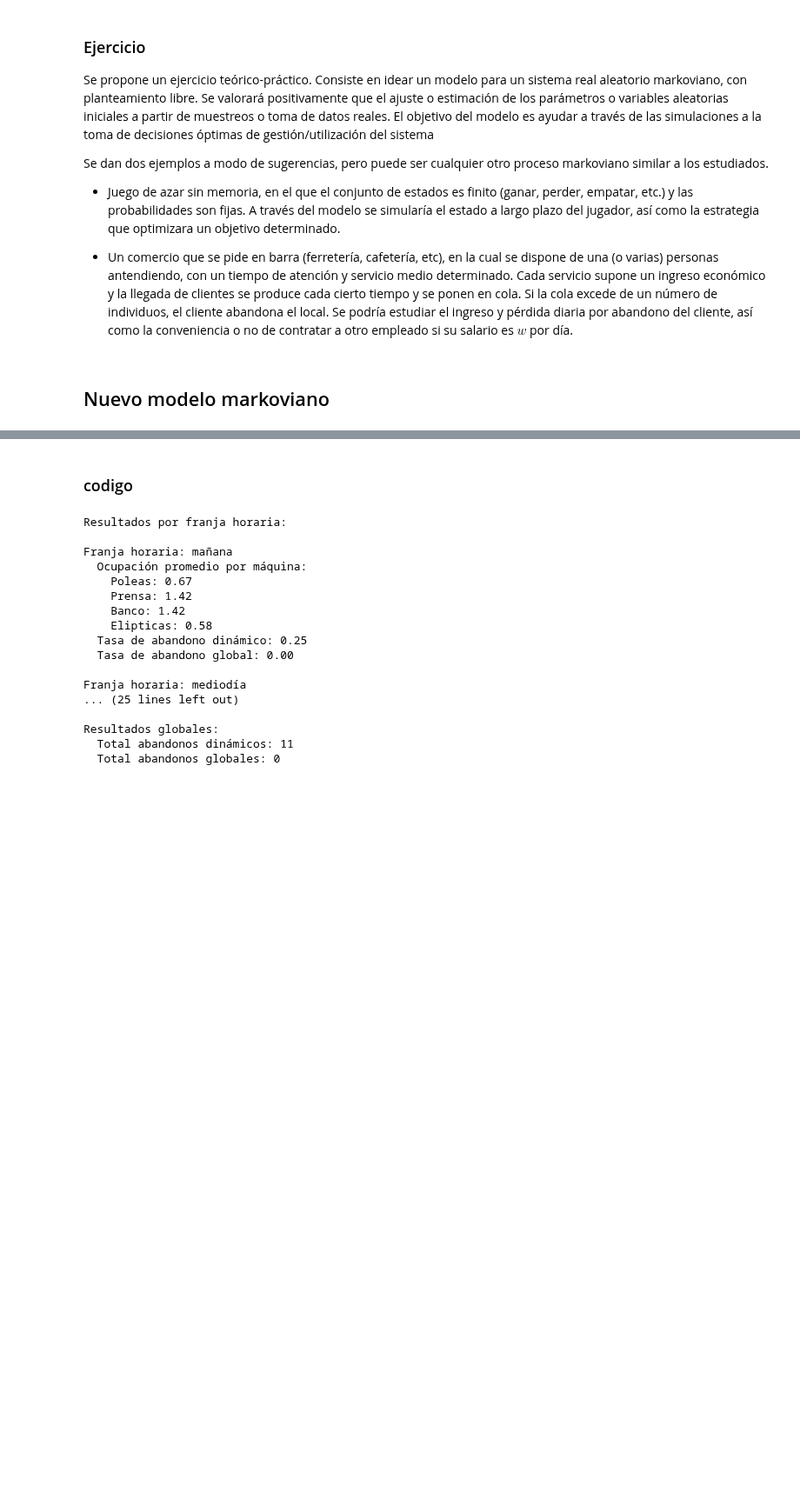
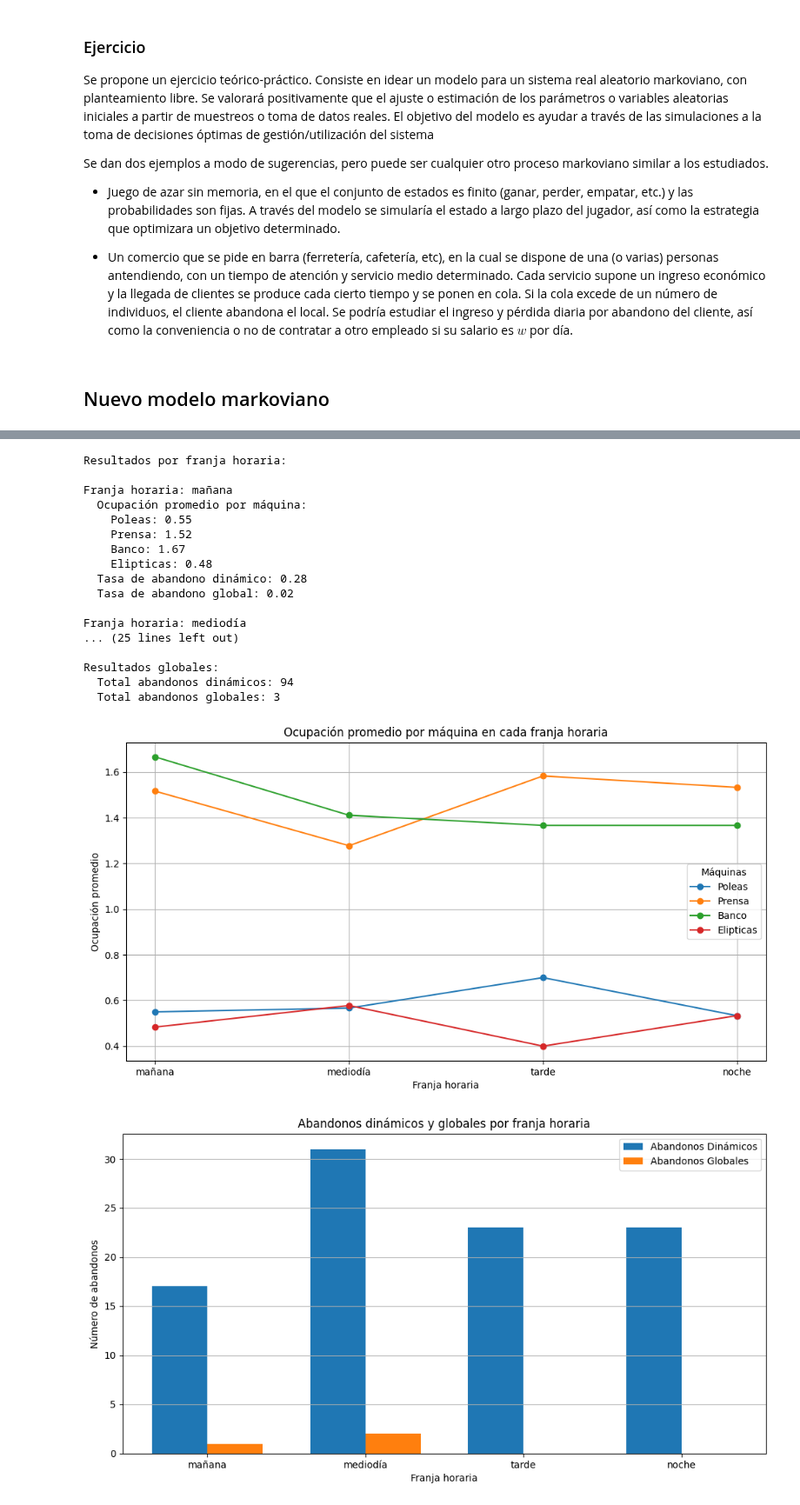
Before and after one commit to Davidgrcdz/SACSE-Practicas, a Jupyter notebook: Ejercicios/modelo_colas_propuestos.ipynb, the cells around one changed output, grey strips where cells are left out. Shown at 87% size. Drawn from its saved outputs; the diff is of its cells as text; code cells hidden in the pictures; blank space fills up the shorter version.

Commit message:
graphs

```diff
--- a/Ejercicios/modelo_colas_propuestos.ipynb
+++ b/Ejercicios/modelo_colas_propuestos.ipynb
@@ -218,12 +18,10 @@ Resultados globales:
-# %% [markdown]
-### codigo
 # %%
 import numpy as np
 
 # Parámetros del sistema
 N_equipos = {"poleas": 1, "prensa": 3, "banco": 3, "elipticas": 1}  # Número de equipos por tipo
 mu = {"poleas": 5, "prensa": 8, "banco": 10, "elipticas": 12}       # Tasa de uso por tipo (minutos)
-T_total = 60                                                      # Duración de la simulación (minutos)
+T_total = 360                                                      # Duración de la simulación (minutos)
 umbral_cola = 2                                                    # Umbral para considerar abandono
 max_intentos = 5                                                   # Máximo de intentos antes de abandonar el gimnasio
 
@@ -452,16 +250,75 @@ Resultados por franja horaria:
 
 Franja horaria: mañana
   Ocupación promedio por máquina:
-    Poleas: 0.67
-    Prensa: 1.42
-    Banco: 1.42
-    Elipticas: 0.58
-  Tasa de abandono dinámico: 0.25
-  Tasa de abandono global: 0.00
+    Poleas: 0.55
+    Prensa: 1.52
+    Banco: 1.67
+    Elipticas: 0.48
+  Tasa de abandono dinámico: 0.28
+  Tasa de abandono global: 0.02
 
 Franja horaria: mediodía
 ... (25 lines left out)
 
 Resultados globales:
-  Total abandonos dinámicos: 11
-  Total abandonos globales: 0
+  Total abandonos dinámicos: 94
+  Total abandonos globales: 3
+# %%
+import matplotlib.pyplot as plt
+import numpy as np
+
+# Simulación previamente configurada (ajustar tu código antes de esto)
+
+# Crear gráficas
+def generar_graficas(resultados_por_franja, total_abandonos_dinamicos, total_abandonos_globales):
+    # Datos para las gráficas
+    franjas = list(resultados_por_franja.keys())
+    maquinas = list(next(iter(resultados_por_franja.values()))["ocupacion"].keys())
+
+    # --- Gráfica 1: Ocupación promedio por máquina en cada franja horaria ---
+    plt.figure(figsize=(12, 6))
+    for maquina in maquinas:
+        ocupacion = [resultados_por_franja[franja]["ocupacion"][maquina] for franja in franjas]
+        plt.plot(franjas, ocupacion, marker="o", label=maquina.capitalize())
+    plt.title("Ocupación promedio por máquina en cada franja horaria")
+    plt.xlabel("Franja horaria")
+    plt.ylabel("Ocupación promedio")
+    plt.legend(title="Máquinas")
+    plt.grid()
+    plt.show()
+
+    # --- Gráfica 2: Abandonos dinámicos y globales por franja horaria ---
+    abandonos_dinamicos = [resultados_por_franja[franja]["abandono_dinamico"] for franja in franjas]
+    abandonos_globales = [resultados_por_franja[franja]["abandono_global"] for franja in franjas]
+
+    x = np.arange(len(franjas))  # Posiciones para las barras
+    width = 0.35  # Ancho de las barras
+
+    plt.figure(figsize=(12, 6))
+    plt.bar(x - width / 2, abandonos_dinamicos, width, label="Abandonos Dinámicos")
+    plt.bar(x + width / 2, abandonos_globales, width, label="Abandonos Globales")
+    plt.title("Abandonos dinámicos y globales por franja horaria")
+    plt.xlabel("Franja horaria")
+    plt.ylabel("Número de abandonos")
+    plt.xticks(x, franjas)
+    plt.legend()
+    plt.grid(axis="y")
+    plt.show()
+
+    # --- Gráfica 3: Totales de abandonos ---
+    labels = ["Abandonos Dinámicos", "Abandonos Globales"]
+    valores = [total_abandonos_dinamicos, total_abandonos_globales]
+
+    plt.figure(figsize=(8, 6))
+    plt.bar(labels, valores, color=["blue", "orange"])
+    plt.title("Totales de abandonos")
+    plt.ylabel("Número de abandonos")
+    plt.grid(axis="y")
+    plt.show()
+
+
+# Generar gráficas con los resultados de la simulación
+generar_graficas(resultados_por_franja, total_abandonos_dinamicos, total_abandonos_globales)
+# %% [output]
+[figure, added]
+[figure, added]
```
Also changed, not shown: parts of 2 cells of this notebook.
